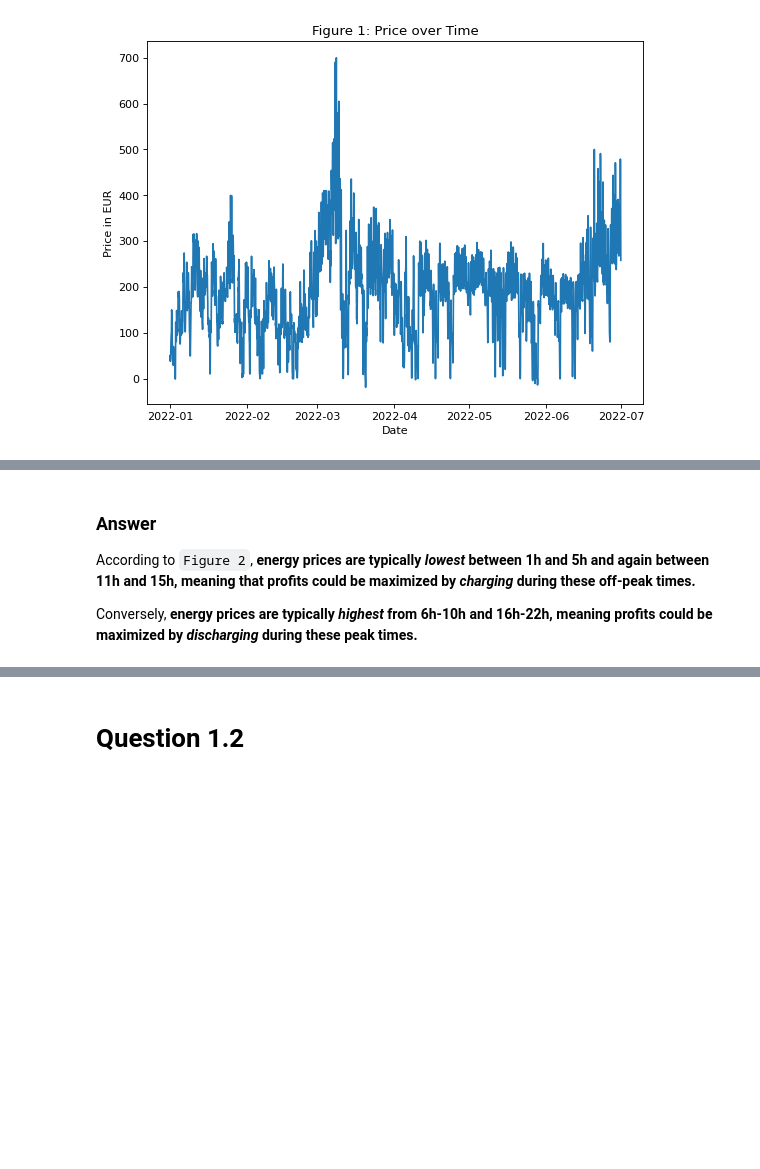
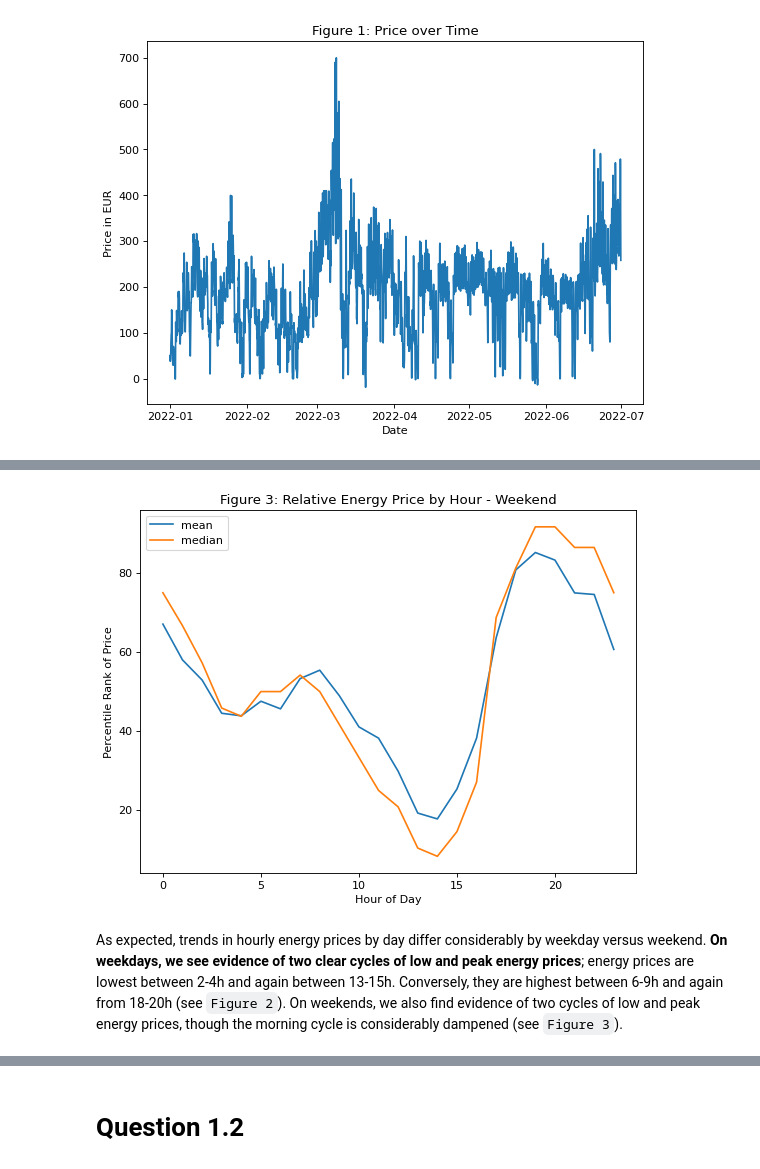
Before and after one commit to kingjosephm/Timeseries-forecasting, a Jupyter notebook: Part1.ipynb, the cells around one changed output, grey strips where cells are left out. Saved outputs shown, nothing was run; the diff lists cells and outputs as text; code cells hidden in the pictures; blank space fills up the shorter version.

```diff
--- a/Part1.ipynb
+++ b/Part1.ipynb
@@ -178,6 +167,12 @@ plt.show()
+# %%
+figure(figsize=(8, 6), dpi=80)
+sns.lineplot(hourly_mean_wknd, label='mean')
+sns.lineplot(hourly_median_wknd, label='median')
+plt.ylabel('Percentile Rank of Price')
+plt.xlabel('Hour of Day')
+plt.title('Figure 3: Relative Energy Price by Hour - Weekend')
+plt.show()
+# %% [output]
+[figure, added]
 # %% [markdown]
-### Answer
-
-According to `Figure 2`, **energy prices are typically *lowest* between 1h and 5h and again between 11h and 15h, meaning that profits could be maximized by *charging* during these off-peak times.**
-
-Conversely, **energy prices are typically *highest* from 6h-10h and 16h-22h, meaning profits could be maximized by *discharging* during these peak times.**
+As expected, trends in hourly energy prices by day differ considerably by weekday versus weekend. **On weekdays, we see evidence of two clear cycles of low and peak energy prices**; energy prices are lowest between 2-4h and again between 13-15h. Conversely, they are highest between 6-9h and again from 18-20h (see `Figure 2`). On weekends, we also find evidence of two cycles of low and peak energy prices, though the morning cycle is considerably dampened (see `Figure 3`).
```
Also changed, not shown: parts of 25 cells of this notebook.
